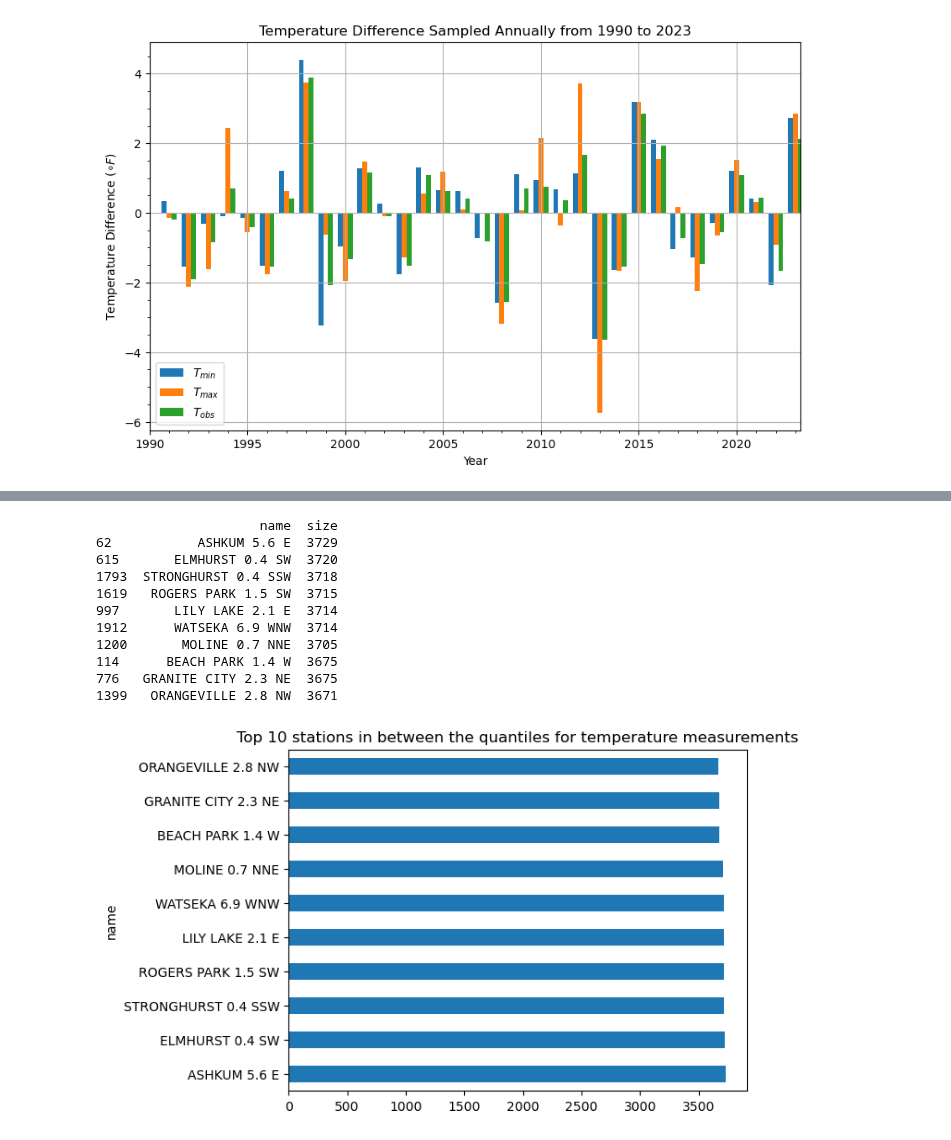
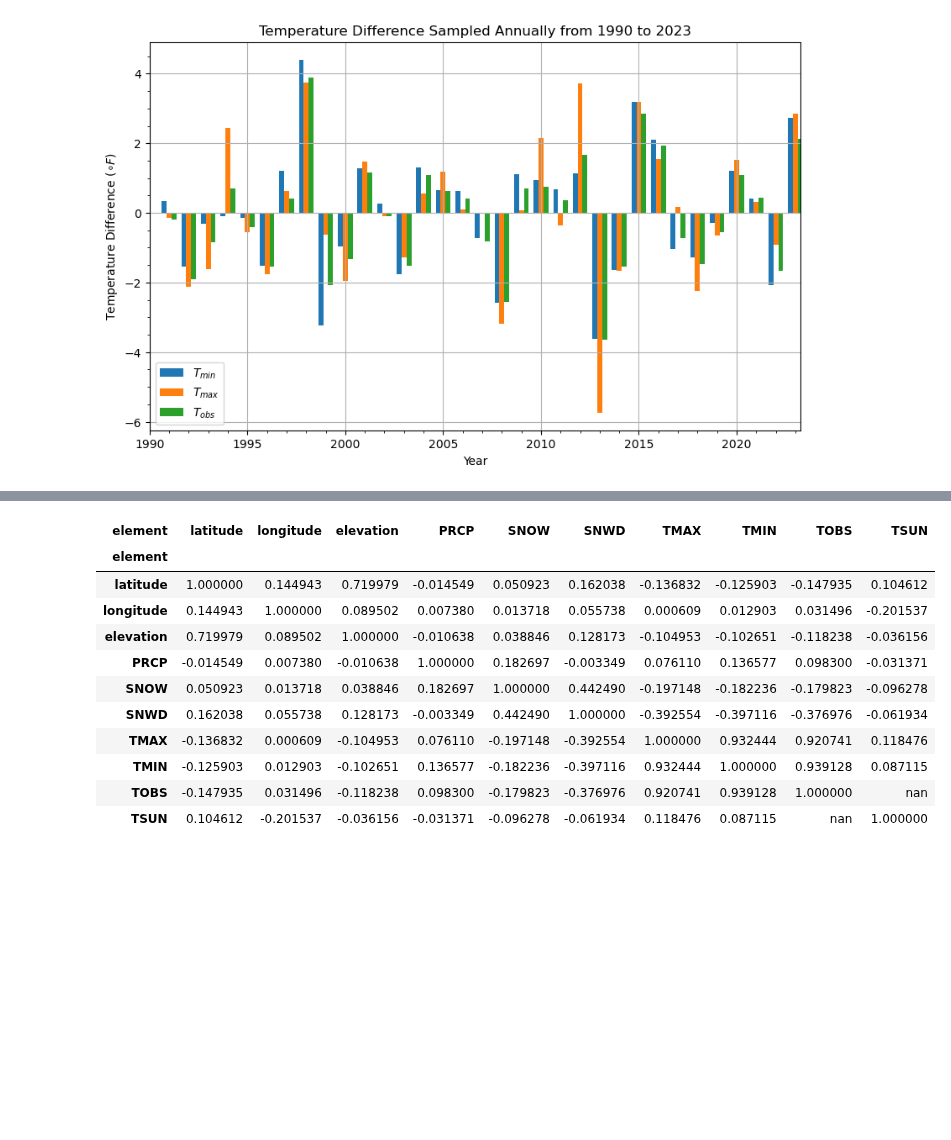
Before and after one commit to hfactor13/IllinoisWeather, a Jupyter notebook: weather_analysis.ipynb, the cells around one changed output, grey strips where cells are left out. Drawn from its saved outputs; the diff is of its cells as text; code cells hidden in the pictures; blank space fills up the shorter version.

```diff
--- a/weather_analysis.ipynb
+++ b/weather_analysis.ipynb
@@ -344,18 +287,16 @@ stations_in_between_quantiles
-# %%
-stations_in_between_quantiles.nlargest(n = 10, columns = ["size"]).plot(x = "name", y = "size", kind = "barh",
-                                        title = "Top 10 stations in between the quantiles for temperature measurements", legend = False)
-print(stations_in_between_quantiles.nlargest(10, columns = ["size"]))
-plt.show()
-# %% [output]
-                     name  size
-62           ASHKUM 5.6 E  3729
-615       ELMHURST 0.4 SW  3720
-1793  STRONGHURST 0.4 SSW  3718
-1619   ROGERS PARK 1.5 SW  3715
-997       LILY LAKE 2.1 E  3714
-1912      WATSEKA 6.9 WNW  3714
-1200       MOLINE 0.7 NNE  3705
-114      BEACH PARK 1.4 W  3675
-776   GRANITE CITY 2.3 NE  3675
-1399   ORANGEVILLE 2.8 NW  3671
-[figure, removed]
+# %%
+# Correlation matrix for the desired weather pivot table
+desired_weather_pivot.corr(numeric_only = True).style.background_gradient(cmap = "coolwarm", axis = None)
+# %% [output]
+| element | latitude | longitude | elevation | PRCP | SNOW | SNWD | TMAX | TMIN | TOBS | TSUN |
+| element |  |  |  |  |  |  |  |  |  |  |
+| latitude | 1.000000 | 0.144943 | 0.719979 | -0.014549 | 0.050923 | 0.162038 | -0.136832 | -0.125903 | -0.147935 | 0.104612 |
+| longitude | 0.144943 | 1.000000 | 0.089502 | 0.007380 | 0.013718 | 0.055738 | 0.000609 | 0.012903 | 0.031496 | -0.201537 |
+| elevation | 0.719979 | 0.089502 | 1.000000 | -0.010638 | 0.038846 | 0.128173 | -0.104953 | -0.102651 | -0.118238 | -0.036156 |
+| PRCP | -0.014549 | 0.007380 | -0.010638 | 1.000000 | 0.182697 | -0.003349 | 0.076110 | 0.136577 | 0.098300 | -0.031371 |
+| SNOW | 0.050923 | 0.013718 | 0.038846 | 0.182697 | 1.000000 | 0.442490 | -0.197148 | -0.182236 | -0.179823 | -0.096278 |
+| SNWD | 0.162038 | 0.055738 | 0.128173 | -0.003349 | 0.442490 | 1.000000 | -0.392554 | -0.397116 | -0.376976 | -0.061934 |
+| TMAX | -0.136832 | 0.000609 | -0.104953 | 0.076110 | -0.197148 | -0.392554 | 1.000000 | 0.932444 | 0.920741 | 0.118476 |
+| TMIN | -0.125903 | 0.012903 | -0.102651 | 0.136577 | -0.182236 | -0.397116 | 0.932444 | 1.000000 | 0.939128 | 0.087115 |
+| TOBS | -0.147935 | 0.031496 | -0.118238 | 0.098300 | -0.179823 | -0.376976 | 0.920741 | 0.939128 | 1.000000 | nan |
+| TSUN | 0.104612 | -0.201537 | -0.036156 | -0.031371 | -0.096278 | -0.061934 | 0.118476 | 0.087115 | nan | 1.000000 |
```
Also changed, not shown: parts of 13 cells of this notebook.
